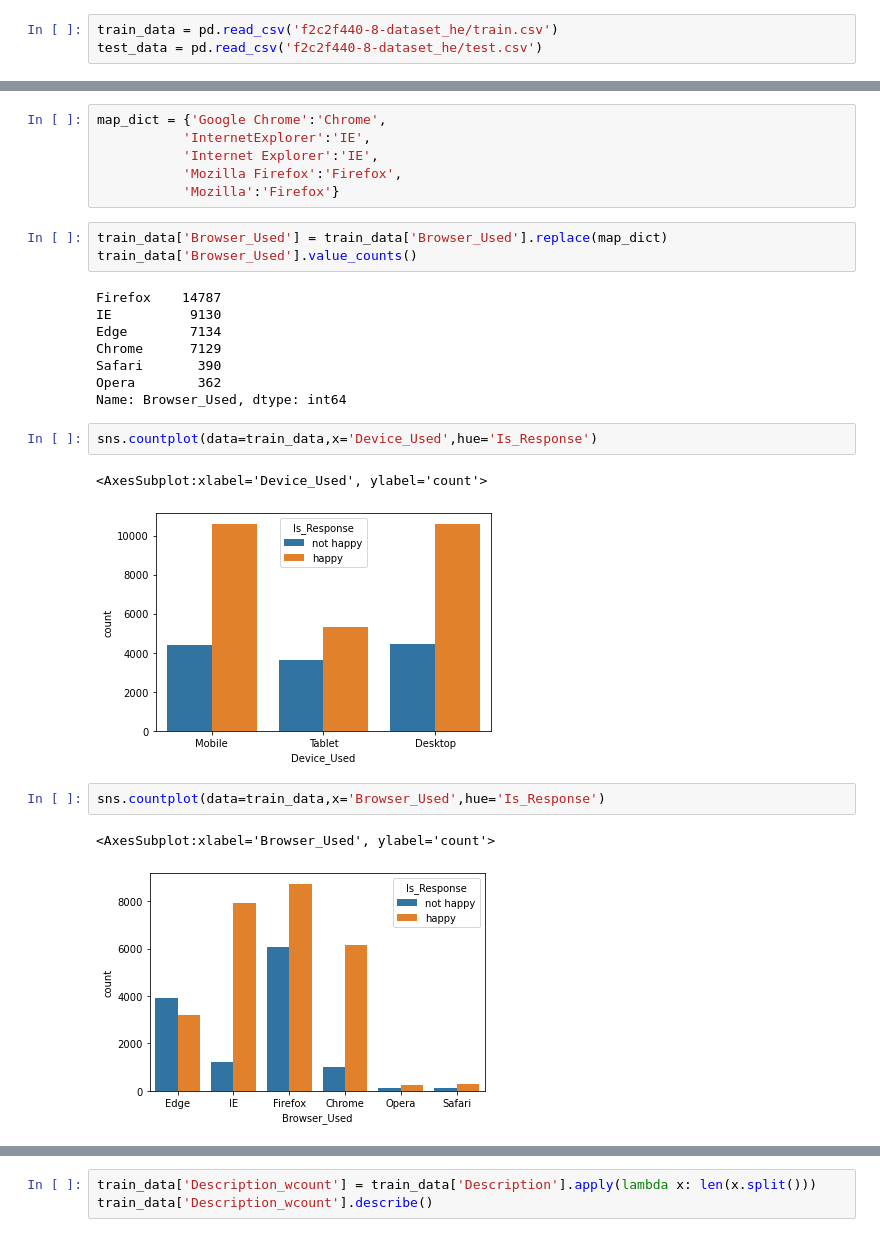
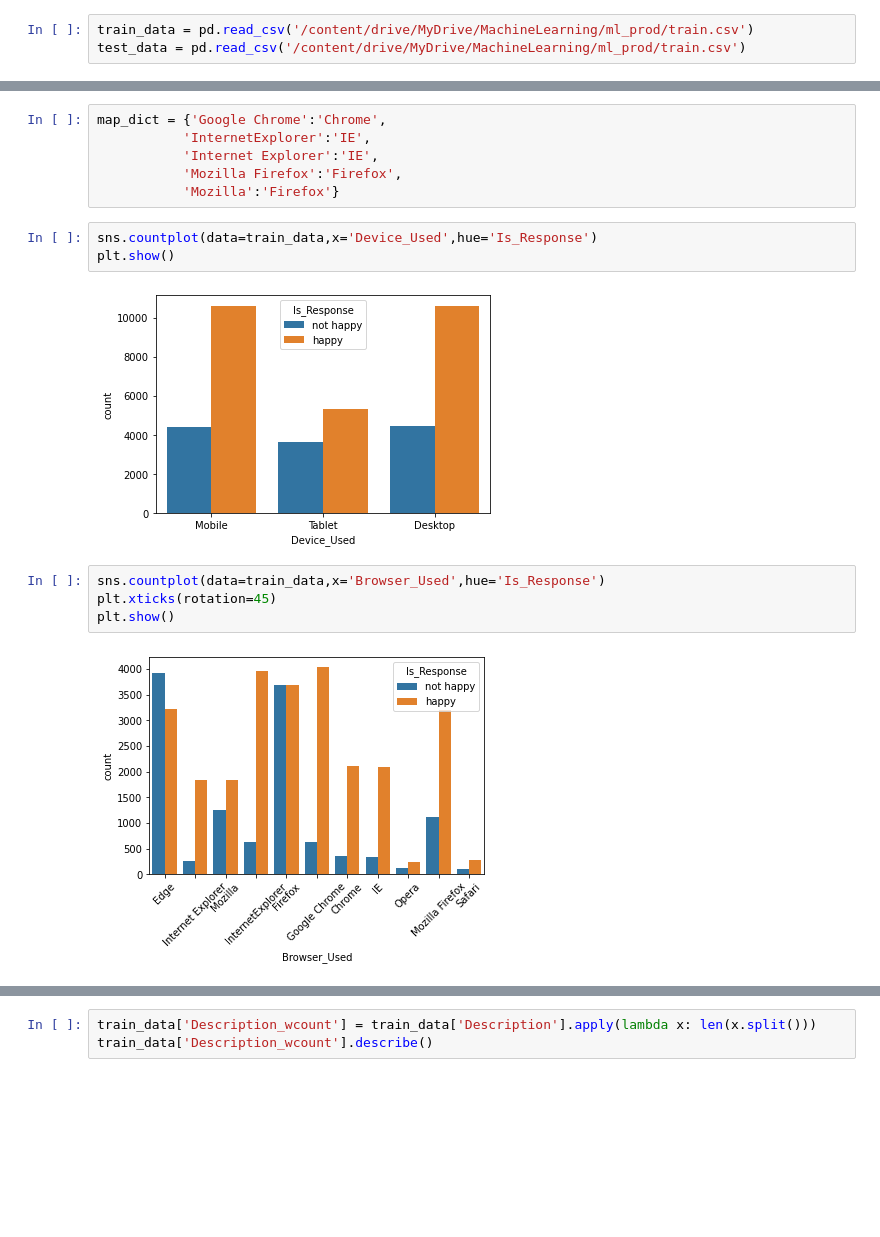
Before and after one commit to Ashz11/hotel_review_bert_finetune, a Jupyter notebook: src/hotel_review_bert_finetune.ipynb, the cells around one changed output, grey strips where cells are left out. Cells and saved outputs as stored; diff of their text form; blank space fills up the shorter version.

```diff
--- a/src/hotel_review_bert_finetune.ipynb
+++ b/src/hotel_review_bert_finetune.ipynb
@@ -9,6 +35,6 @@ import seaborn as sns
 # %%
-train_data = pd.read_csv('f2c2f440-8-dataset_he/train.csv')
-test_data = pd.read_csv('f2c2f440-8-dataset_he/test.csv')
+train_data = pd.read_csv('/content/drive/MyDrive/MachineLearning/ml_prod/train.csv')
+test_data = pd.read_csv('/content/drive/MyDrive/MachineLearning/ml_prod/train.csv')
 # %%
 train_data.head()
 # %% [output]
@@ -151,24 +210,14 @@ map_dict = {'Google Chrome':'Chrome',
            'Internet Explorer':'IE',
            'Mozilla Firefox':'Firefox',
            'Mozilla':'Firefox'}
-# %%
-train_data['Browser_Used'] = train_data['Browser_Used'].replace(map_dict)
-train_data['Browser_Used'].value_counts()
-# %% [output]
-Firefox    14787
-IE          9130
-Edge        7134
-Chrome      7129
-Safari       390
-Opera        362
-Name: Browser_Used, dtype: int64
 # %%
 sns.countplot(data=train_data,x='Device_Used',hue='Is_Response')
+plt.show()
 # %% [output]
-<AxesSubplot:xlabel='Device_Used', ylabel='count'>
-[figure, old version]
+[figure, new version]
 # %%
 sns.countplot(data=train_data,x='Browser_Used',hue='Is_Response')
+plt.xticks(rotation=45)
+plt.show()
 # %% [output]
-<AxesSubplot:xlabel='Browser_Used', ylabel='count'>
-[figure, old version]
+[figure, new version]
```
Also changed, not shown: parts of 52 cells of this notebook, 3 other files.
